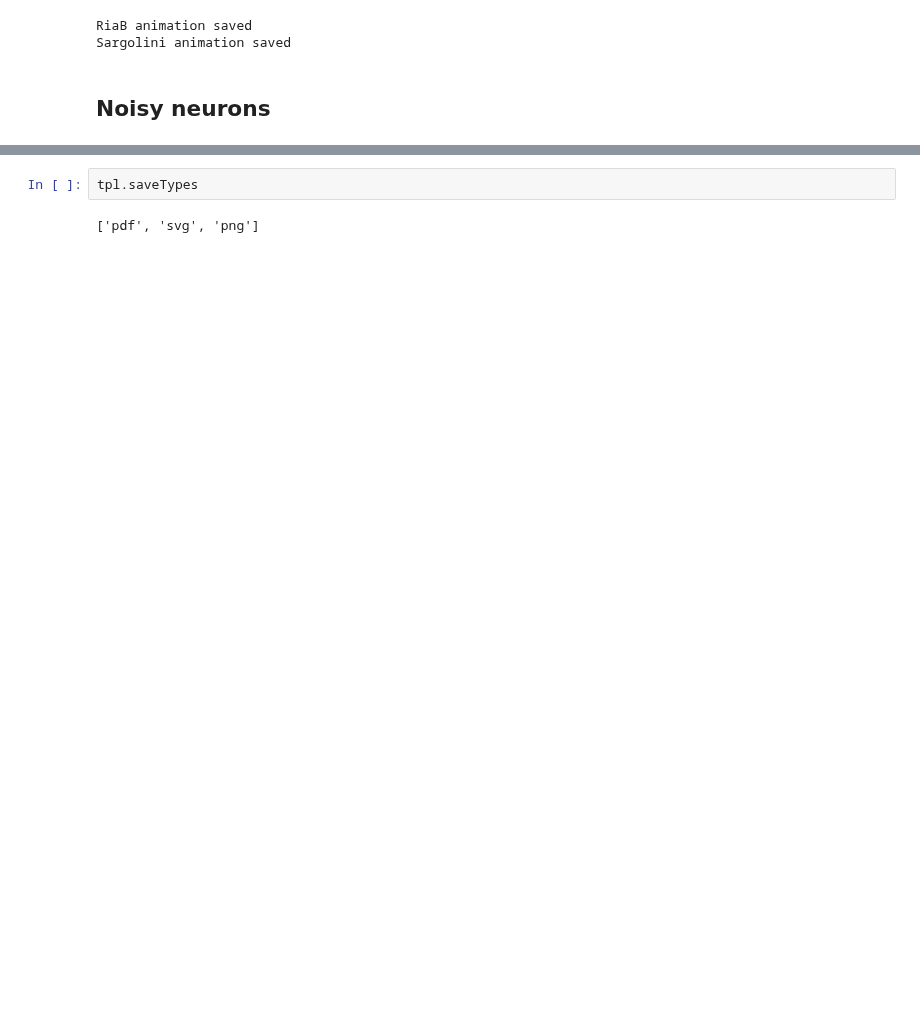
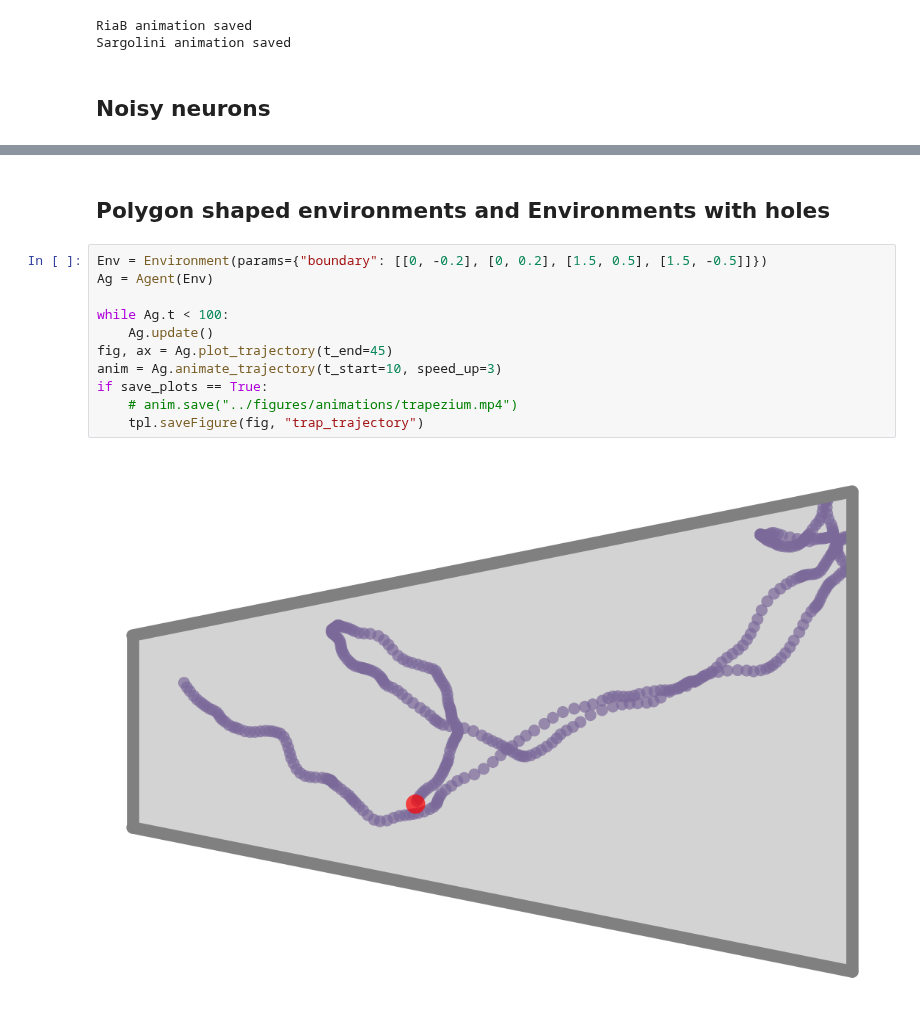
Before and after one commit to RatInABox-Lab/RatInABox, a Jupyter notebook: demos/readme_figures.ipynb, the cells around one changed output, grey strips where cells are left out. Drawn from its saved outputs; the diff is of its cells as text; blank space fills up the shorter version.

```diff
--- a/demos/readme_figures.ipynb
+++ b/demos/readme_figures.ipynb
@@ -638,7 +733,18 @@ tpl.saveFigure(fig,"noise")
 # %% [output]
 '../figures/230131/noise_1417'
 [figure]
-# %%
-tpl.saveTypes
-# %% [output]
-['pdf', 'svg', 'png']
+# %% [markdown]
+## Polygon shaped environments and Environments with holes
+# %%
+Env = Environment(params={"boundary": [[0, -0.2], [0, 0.2], [1.5, 0.5], [1.5, -0.5]]})
+Ag = Agent(Env)
+
+while Ag.t < 100:
+    Ag.update()
+fig, ax = Ag.plot_trajectory(t_end=45)
+anim = Ag.animate_trajectory(t_start=10, speed_up=3)
+if save_plots == True:
+    # anim.save("../figures/animations/trapezium.mp4")
+    tpl.saveFigure(fig, "trap_trajectory")
+# %% [output]
+[figure, added]
```
Also changed, not shown: parts of 26 cells of this notebook, 17 other files.
